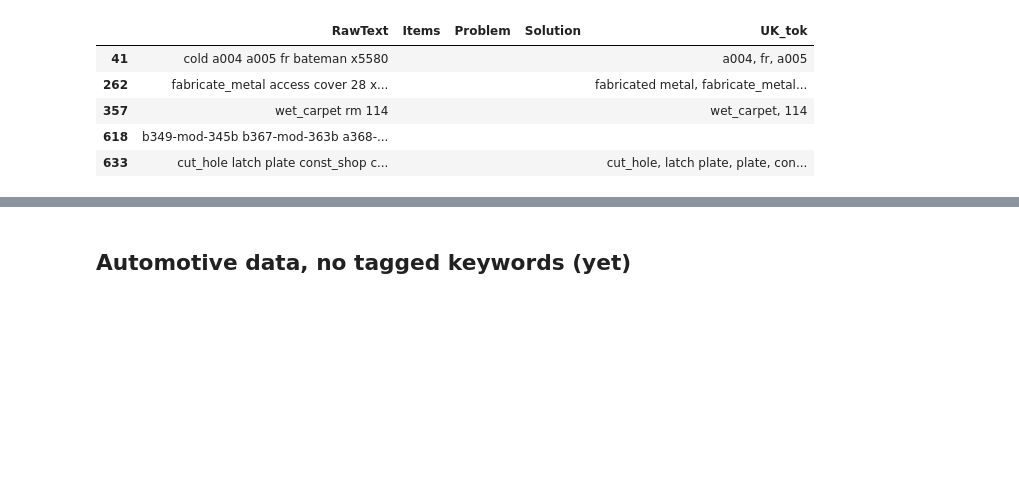
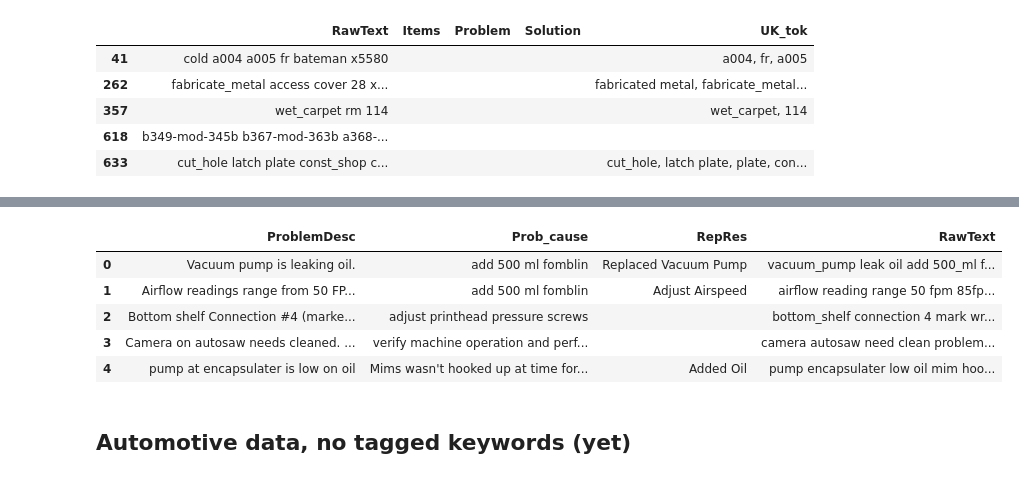
Before and after one commit to usnistgov/nestor-tmp2, a Jupyter notebook: tutorial.ipynb, the cells around one changed output, grey strips where cells are left out. Drawn from its saved outputs; the diff is of its cells as text; code cells hidden in the pictures; blank space fills up the shorter version.

```diff
--- a/tutorial.ipynb
+++ b/tutorial.ipynb
@@ -195,0 +193,20 @@ df_pred[(df_pred[['Items','Problem','Solution']]=='').all(axis=1)].head()
+# %%
+data_directory = os.path.join('./data', 'psu_data')
+nl_col = {
+    "ProblemDesc": 11,
+    "Prob_cause": 12,
+    "RepRes": 19
+}
+
+#TODO
+# meta_col = {
+
+# }
+
+kex_psu = KeywordExtractor('psu_data.xlsx',
+                       nlp_cols=nl_col,
+#                       meta_cols = meta_col,
+#                        special_replace={' -': '; '},
+                       wdir=data_directory,
+                       keep_temp_files=False
+                      )
@@ -195,0 +221,9 @@ df_pred[(df_pred[['Items','Problem','Solution']]=='').all(axis=1)].head()
+# %%
+kex_psu.df.head()
+# %% [output]
+|  | ProblemDesc | Prob_cause | RepRes | RawText |
+| 0 | Vacuum pump is leaking oil. | add 500 ml fomblin | Replaced Vacuum Pump | vacuum_pump leak oil add 500_ml f... |
+| 1 | Airflow readings range from 50 FP... | add 500 ml fomblin | Adjust Airspeed | airflow reading range 50 fpm 85fp... |
+| 2 | Bottom shelf Connection #4 (marke... | adjust printhead pressure screws |  | bottom_shelf connection 4 mark wr... |
+| 3 | Camera on autosaw needs cleaned. ... | verify machine operation and perf... |  | camera autosaw need clean problem... |
+| 4 | pump at encapsulater is low on oil | Mims wasn't hooked up at time for... | Added Oil | pump encapsulater low oil mim hoo... |
```
Also changed, not shown: parts of 7 cells of this notebook, 1 other file.
